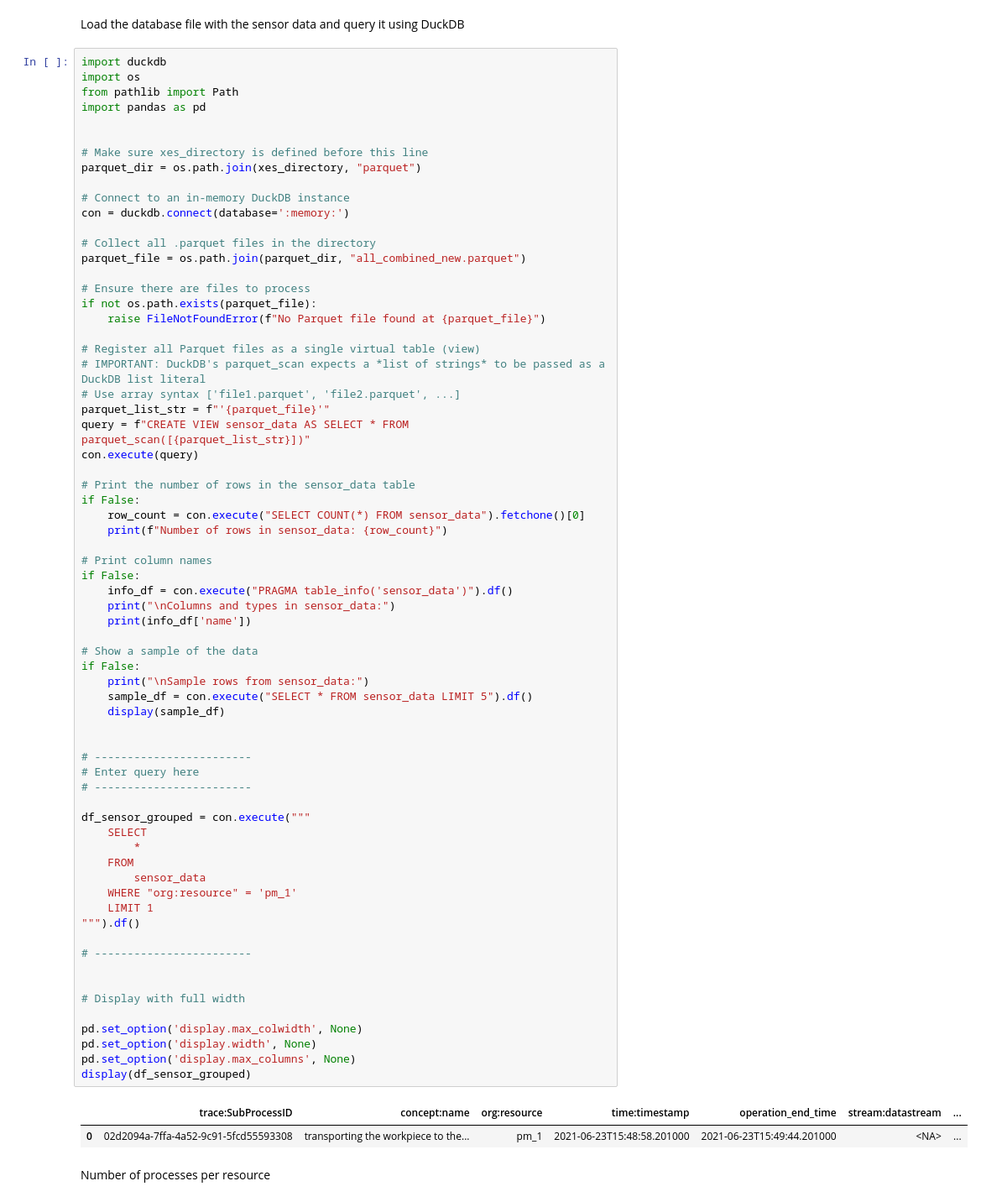
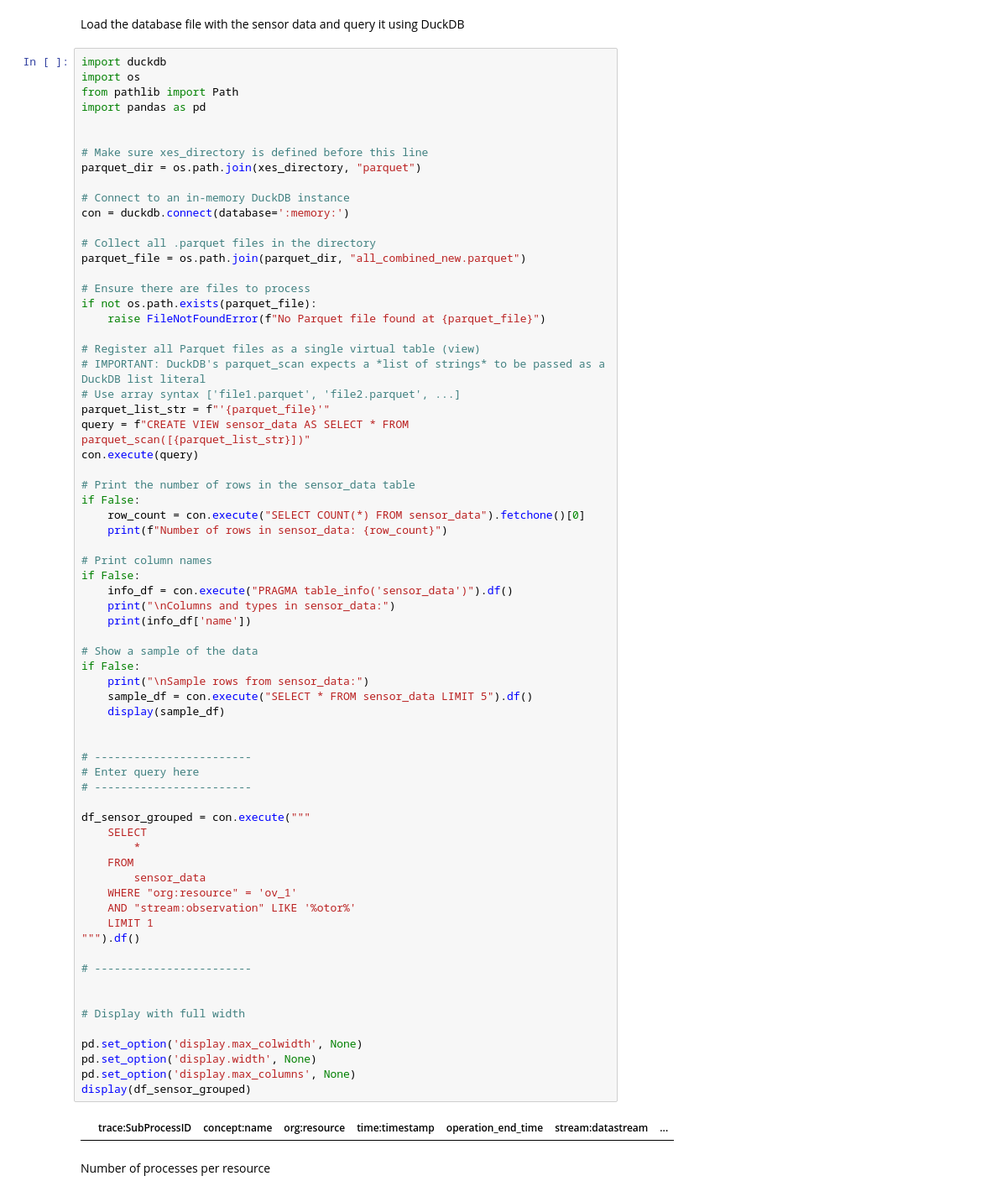
Before and after one commit to Olive305/Bachelor-thesis, a Jupyter notebook: Data/IoT enriched event log paper/document_log_content.ipynb, the cells around one changed output. Shown at 84% size. Saved outputs shown, nothing was run; the diff lists cells and outputs as text.

```diff
--- a/Data/IoT enriched event log paper/document_log_content.ipynb
+++ b/Data/IoT enriched event log paper/document_log_content.ipynb
@@ -316,35 +316,35 @@ if False:
 # Show a sample of the data
 if False:
     print("\nSample rows from sensor_data:")
     sample_df = con.execute("SELECT * FROM sensor_data LIMIT 5").df()
     display(sample_df)
 
 
 # ------------------------
 # Enter query here
 # ------------------------
 
 df_sensor_grouped = con.execute("""
     SELECT
         *
     FROM
         sensor_data
-    WHERE "org:resource" = 'pm_1'
+    WHERE "org:resource" = 'ov_1'
+    AND "stream:observation" LIKE '%otor%'
     LIMIT 1
 """).df()
 
 # ------------------------
 
 
 # Display with full width
 
 pd.set_option('display.max_colwidth', None)
 pd.set_option('display.width', None)
 pd.set_option('display.max_columns', None)
 display(df_sensor_grouped)
 # %% [output]
 |  | trace:SubProcessID | concept:name | org:resource | time:timestamp | operation_end_time | stream:datastream | ... |
-| 0 | 02d2094a-7ffa-4a52-9c91-5fcd55593308 | transporting the workpiece to the... | pm_1 | 2021-06-23T15:48:58.201000 | 2021-06-23T15:49:44.201000 | <NA> | ... |
 # %% [markdown]
 Number of processes per resource
 # %%
```
Also changed, not shown: parts of 8 cells of this notebook, 6 other files.
